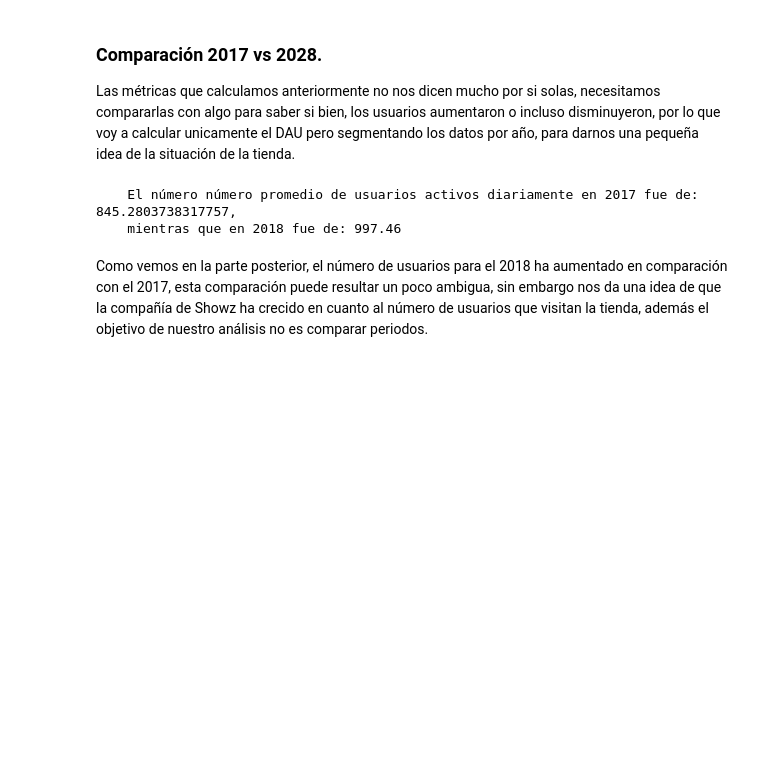
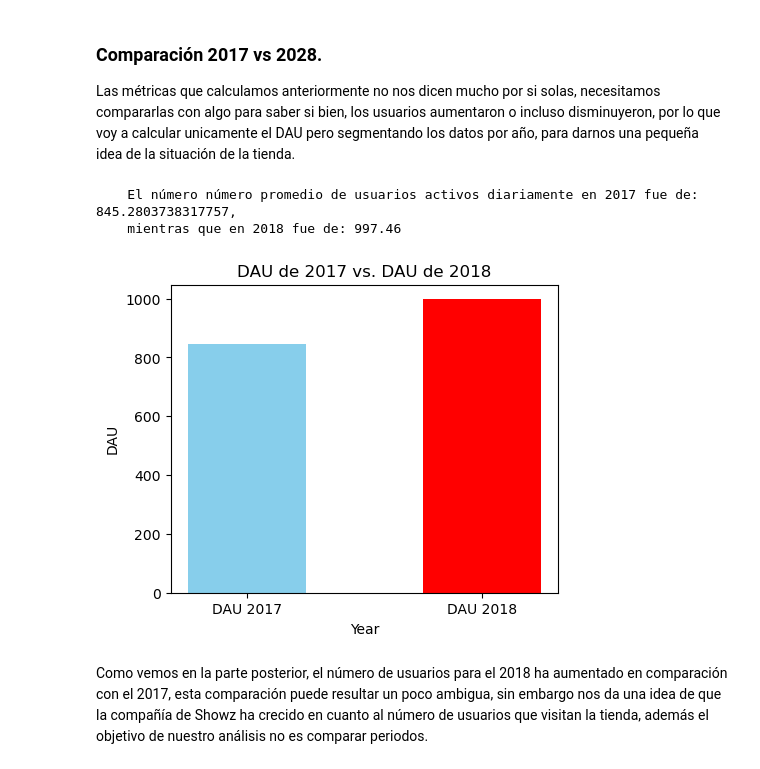
Before and after one commit to Sanlc10/showz_marketing_performance_analysis, a Jupyter notebook: Notebooks/EDA.ipynb, the cells around one changed output. Drawn from its saved outputs; the diff is of its cells as text; code cells hidden in the pictures; blank space fills up the shorter version.

Commit message:
Agregué una visualización para comparar el DAU de 2017 vs el de 2018

```diff
--- a/Notebooks/EDA.ipynb
+++ b/Notebooks/EDA.ipynb
@@ -253,6 +253,23 @@ print(f'''
 # %% [output]
     El número número promedio de usuarios activos diariamente en 2017 fue de: 845.2803738317757,
     mientras que en 2018 fue de: 997.46
+# %%
+#Vamos a visualizar esta comparación.
+labels = ['DAU 2017', 'DAU 2018']
+dau_data = [dau_2017, dau_2018]
+
+#Creamos el gráfico.
+plt.figure(figsize=(5, 4))
+plt.bar(labels, dau_data, color=['skyblue', 'red'], width=0.5)
+
+#Le damos formato.
+plt.title('DAU de 2017 vs. DAU de 2018')
+plt.xlabel('Year')
+plt.ylabel('DAU')
+
+plt.show()
+# %% [output]
+[figure, added]
 # %% [markdown]
 Como vemos en la parte posterior, el número de usuarios para el 2018 ha aumentado en comparación con el 2017, esta comparación puede resultar un poco ambigua, sin embargo nos da una idea de que la compañía de Showz ha crecido en cuanto al número de usuarios que visitan la tienda, además el objetivo de nuestro análisis no es comparar periodos.
 # %% [markdown]
```
